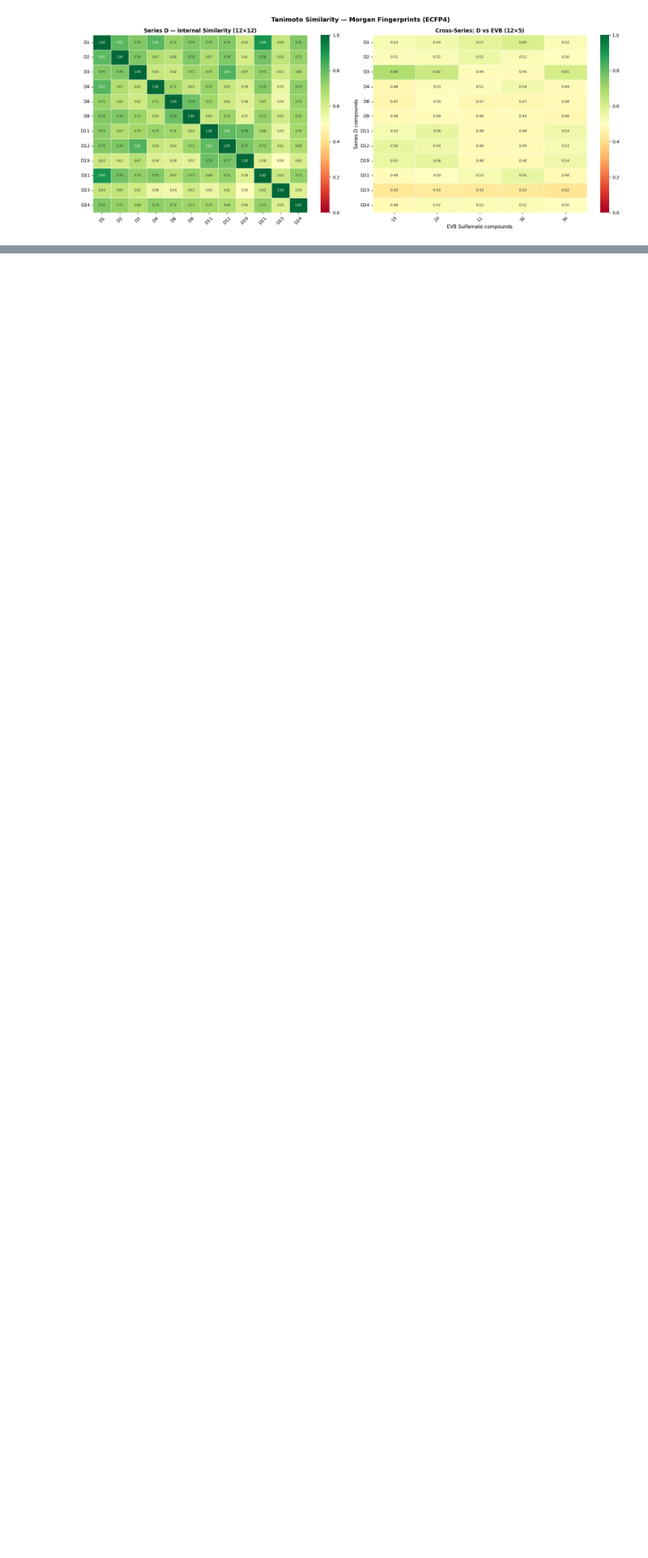
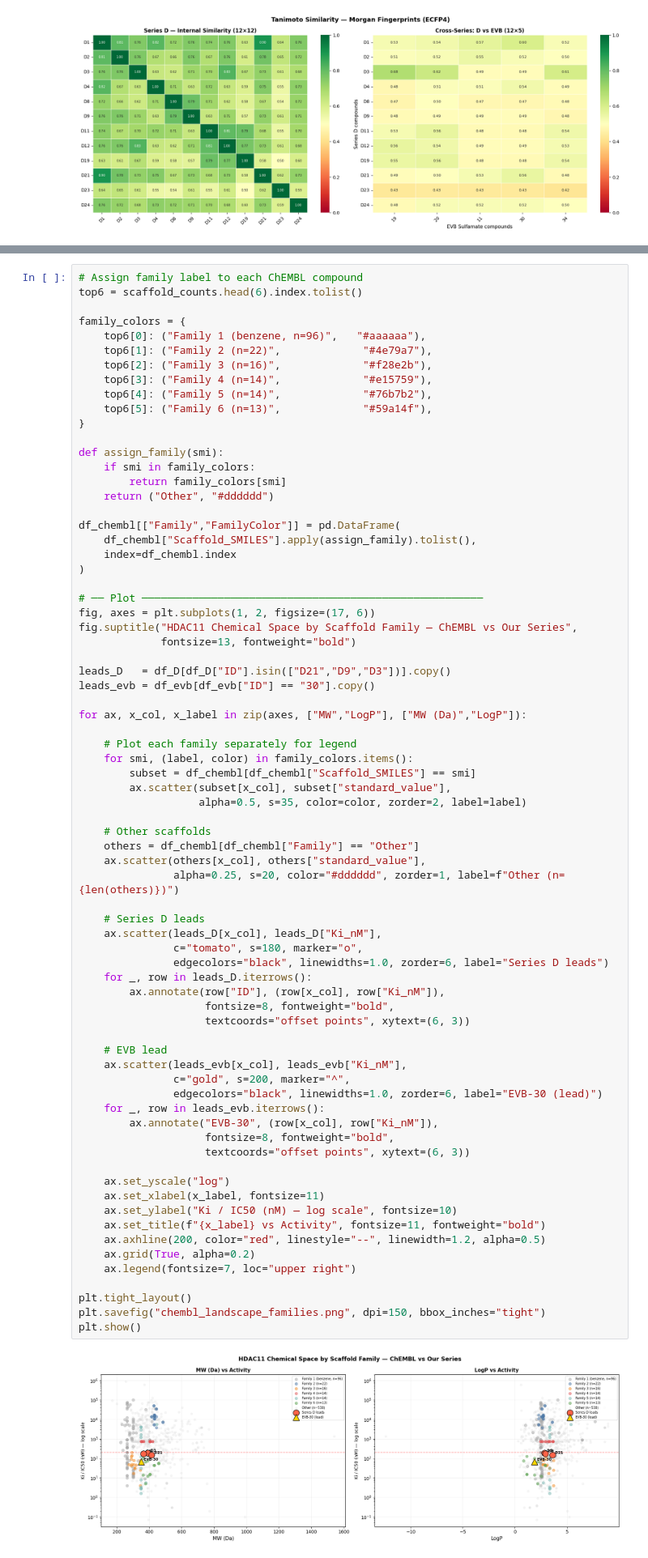
Before and after one commit to Kitossan22/HDAC11-SAR-Analysis, a Jupyter notebook: HDAC.ipynb, the cells around one changed output, grey strips where cells are left out. Shown at 81% size. Drawn from its saved outputs; the diff is of its cells as text; blank space fills up the shorter version.

```diff
--- a/HDAC.ipynb
+++ b/HDAC.ipynb
@@ -312,0 +700,75 @@ plt.show()
+# %%
+# Assign family label to each ChEMBL compound
+top6 = scaffold_counts.head(6).index.tolist()
+
+family_colors = {
+    top6[0]: ("Family 1 (benzene, n=96)",   "#aaaaaa"),
+    top6[1]: ("Family 2 (n=22)",             "#4e79a7"),
+    top6[2]: ("Family 3 (n=16)",             "#f28e2b"),
+    top6[3]: ("Family 4 (n=14)",             "#e15759"),
+    top6[4]: ("Family 5 (n=14)",             "#76b7b2"),
+    top6[5]: ("Family 6 (n=13)",             "#59a14f"),
+}
+
+def assign_family(smi):
+    if smi in family_colors:
+        return family_colors[smi]
+    return ("Other", "#dddddd")
+
+df_chembl[["Family","FamilyColor"]] = pd.DataFrame(
+    df_chembl["Scaffold_SMILES"].apply(assign_family).tolist(),
+    index=df_chembl.index
+)
+
+# ── Plot ──────────────────────────────────────────────────────
+fig, axes = plt.subplots(1, 2, figsize=(17, 6))
+fig.suptitle("HDAC11 Chemical Space by Scaffold Family — ChEMBL vs Our Series",
+             fontsize=13, fontweight="bold")
+
+leads_D   = df_D[df_D["ID"].isin(["D21","D9","D3"])].copy()
+leads_evb = df_evb[df_evb["ID"] == "30"].copy()
+
+for ax, x_col, x_label in zip(axes, ["MW","LogP"], ["MW (Da)","LogP"]):
+
+    # Plot each family separately for legend
+    for smi, (label, color) in family_colors.items():
+        subset = df_chembl[df_chembl["Scaffold_SMILES"] == smi]
+        ax.scatter(subset[x_col], subset["standard_value"],
+                   alpha=0.5, s=35, color=color, zorder=2, label=label)
+
+    # Other scaffolds
+    others = df_chembl[df_chembl["Family"] == "Other"]
+    ax.scatter(others[x_col], others["standard_value"],
+               alpha=0.25, s=20, color="#dddddd", zorder=1, label=f"Other (n={len(others)})")
+
+    # Series D leads
+    ax.scatter(leads_D[x_col], leads_D["Ki_nM"],
+               c="tomato", s=180, marker="o",
+               edgecolors="black", linewidths=1.0, zorder=6, label="Series D leads")
+    for _, row in leads_D.iterrows():
+        ax.annotate(row["ID"], (row[x_col], row["Ki_nM"]),
+                    fontsize=8, fontweight="bold",
+                    textcoords="offset points", xytext=(6, 3))
+
+    # EVB lead
+    ax.scatter(leads_evb[x_col], leads_evb["Ki_nM"],
+               c="gold", s=200, marker="^",
+               edgecolors="black", linewidths=1.0, zorder=6, label="EVB-30 (lead)")
+    for _, row in leads_evb.iterrows():
+        ax.annotate("EVB-30", (row[x_col], row["Ki_nM"]),
+                    fontsize=8, fontweight="bold",
+                    textcoords="offset points", xytext=(6, 3))
+
+    ax.set_yscale("log")
+    ax.set_xlabel(x_label, fontsize=11)
+    ax.set_ylabel("Ki / IC50 (nM) — log scale", fontsize=10)
+    ax.set_title(f"{x_label} vs Activity", fontsize=11, fontweight="bold")
+    ax.axhline(200, color="red", linestyle="--", linewidth=1.2, alpha=0.5)
+    ax.grid(True, alpha=0.2)
+    ax.legend(fontsize=7, loc="upper right")
+
+plt.tight_layout()
+plt.savefig("chembl_landscape_families.png", dpi=150, bbox_inches="tight")
+plt.show()
+# %% [output]
+[figure, added]
```
Also changed, not shown: parts of 13 cells of this notebook.
